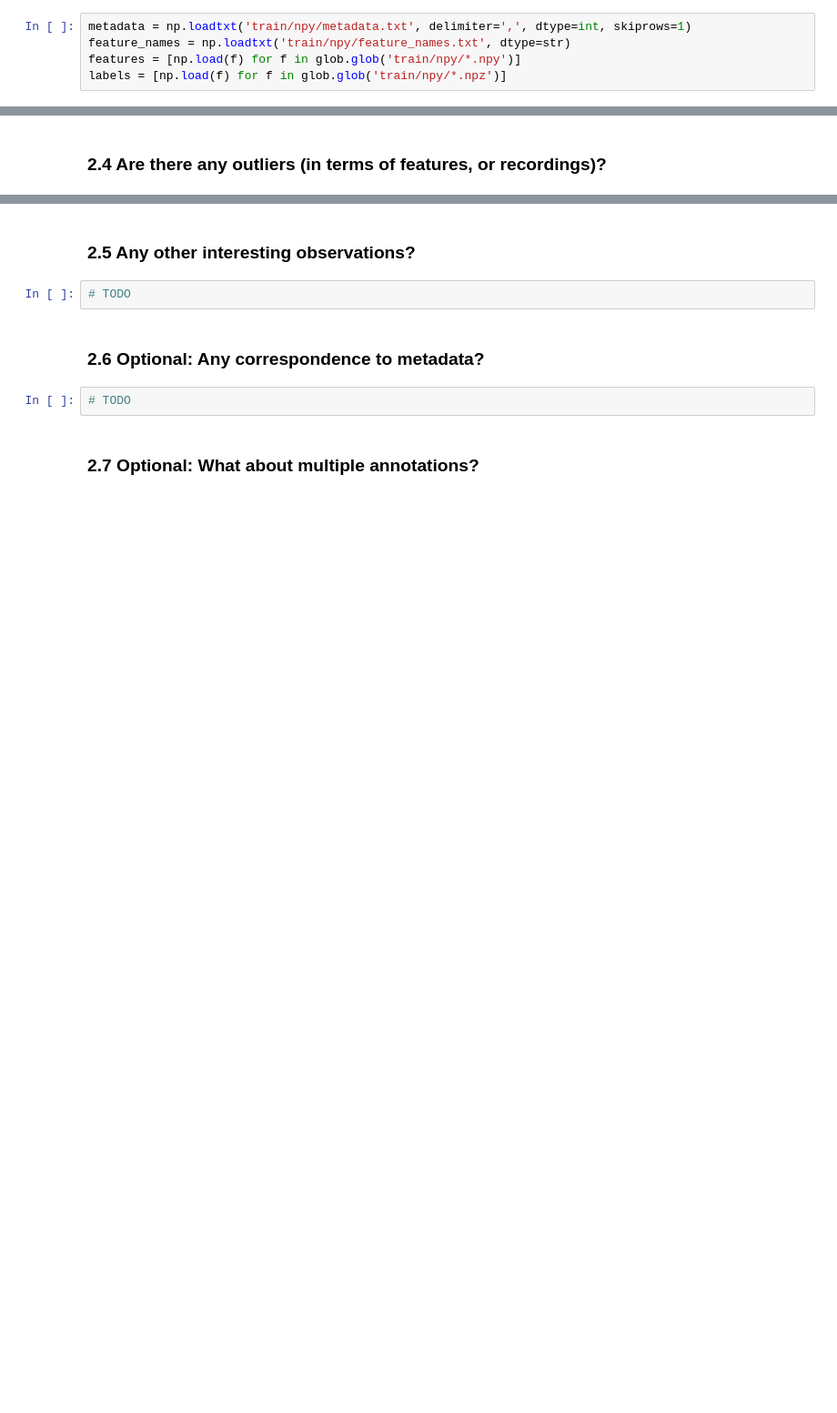
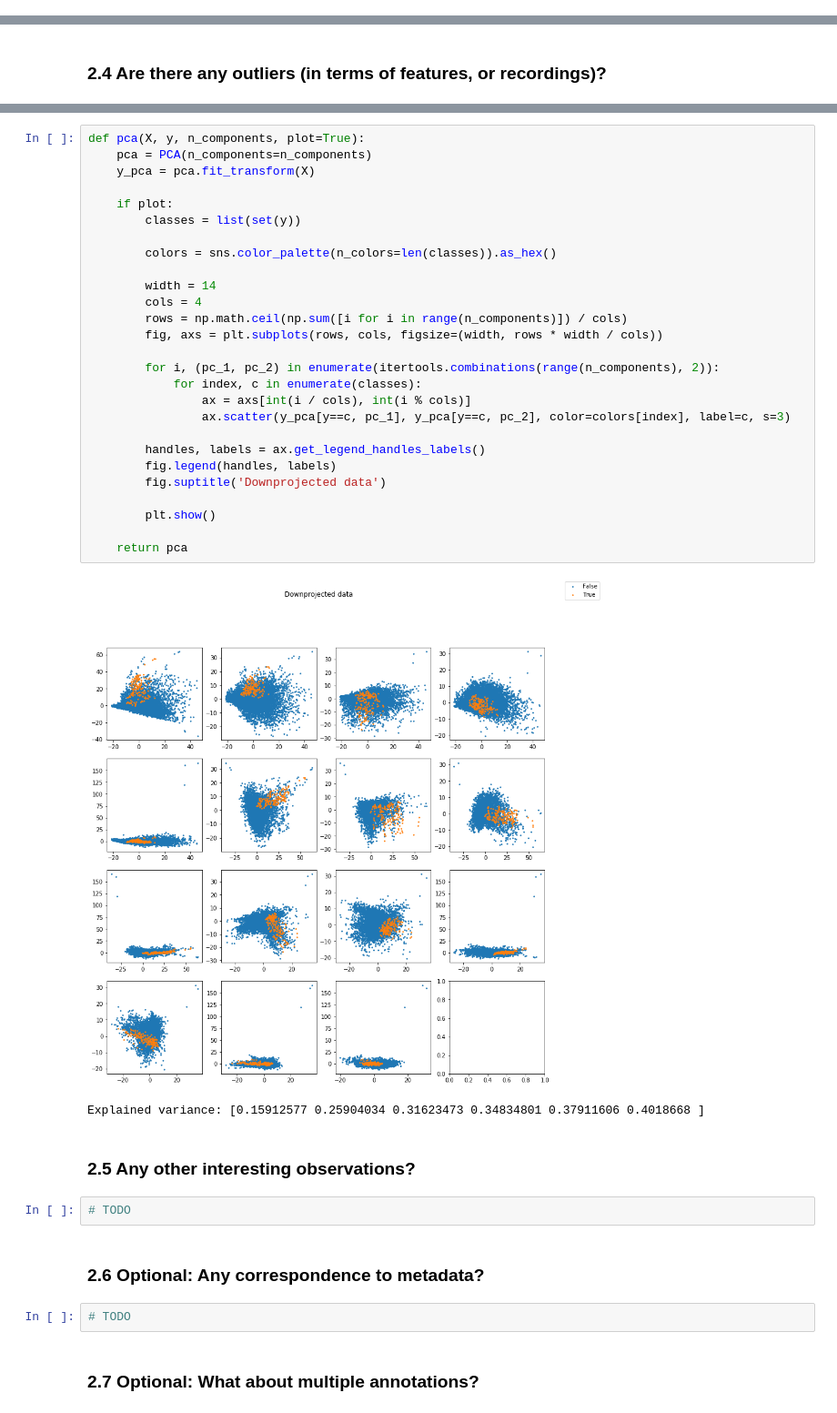
Before and after one commit to elias-gander/MLPC2020, a Jupyter notebook: MPLC2020.ipynb, the cells around one changed output, grey strips where cells are left out. Shown at 91% size. Saved outputs shown, nothing was run; the diff lists cells and outputs as text; blank space fills up the shorter version.

```diff
--- a/MPLC2020.ipynb
+++ b/MPLC2020.ipynb
@@ -6,7 +11,2 @@ import glob
 # %% [markdown]
 ## 1 Load data
-# %%
-metadata = np.loadtxt('train/npy/metadata.txt', delimiter=',', dtype=int, skiprows=1)
-feature_names = np.loadtxt('train/npy/feature_names.txt', dtype=str)
-features = [np.load(f) for f in glob.glob('train/npy/*.npy')]
-labels = [np.load(f) for f in glob.glob('train/npy/*.npz')]
@@ -31,3 +102,33 @@ labels = [np.load(f) for f in glob.glob('train/npy/*.npz')]
+# %%
+def pca(X, y, n_components, plot=True):
+    pca = PCA(n_components=n_components)
+    y_pca = pca.fit_transform(X)
+
+    if plot:
+        classes = list(set(y))
+
+        colors = sns.color_palette(n_colors=len(classes)).as_hex()
+
+        width = 14
+        cols = 4
+        rows = np.math.ceil(np.sum([i for i in range(n_components)]) / cols)
+        fig, axs = plt.subplots(rows, cols, figsize=(width, rows * width / cols))
+
+        for i, (pc_1, pc_2) in enumerate(itertools.combinations(range(n_components), 2)):
+            for index, c in enumerate(classes):
+                ax = axs[int(i / cols), int(i % cols)]
+                ax.scatter(y_pca[y==c, pc_1], y_pca[y==c, pc_2], color=colors[index], label=c, s=3)
+
+        handles, labels = ax.get_legend_handles_labels()
+        fig.legend(handles, labels)
+        fig.suptitle('Downprojected data')
+
+        plt.show()
+
+    return pca
+# %% [output]
+[figure, added]
+Explained variance: [0.15912577 0.25904034 0.31623473 0.34834801 0.37911606 0.4018668 ]
 # %% [markdown]
 ### 2.5 Any other interesting observations?
 # %%
```
Also changed, not shown: parts of 14 cells of this notebook, 1 other file.
